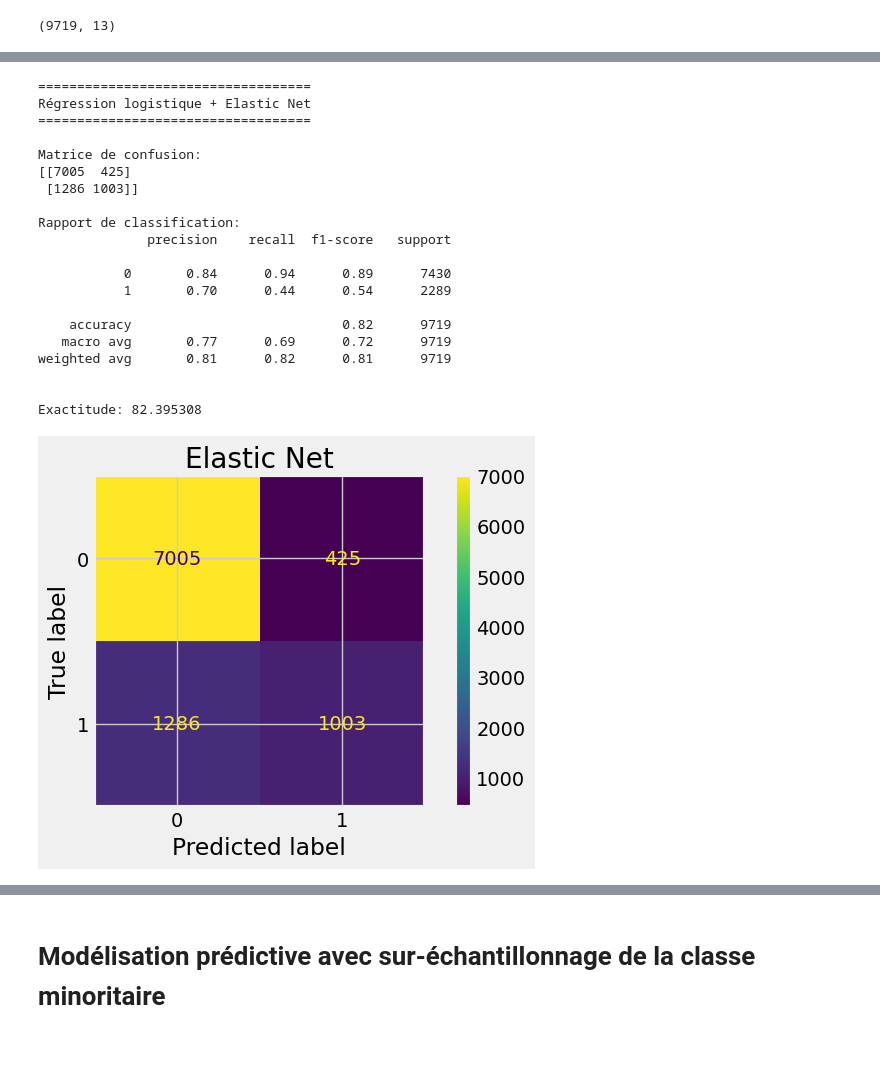
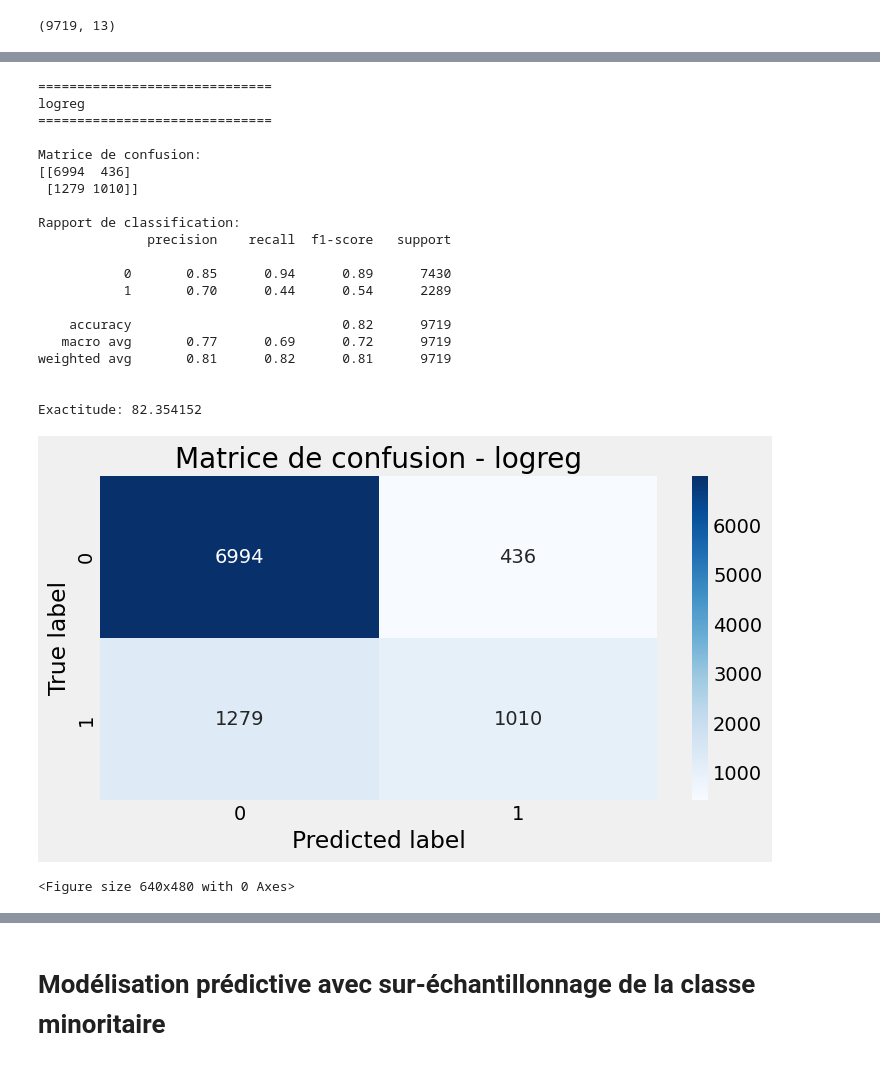
Before and after one commit to jrafei/income-prediction, a Jupyter notebook: notebooks/model_training.ipynb, the cells around one changed output, grey strips where cells are left out. Drawn from its saved outputs; the diff is of its cells as text; code cells hidden in the pictures.

Commit message:
add evaluate, hyperparametre, pipeline

```diff
--- a/notebooks/model_training.ipynb
+++ b/notebooks/model_training.ipynb
@@ -249,44 +161,32 @@ Exactitude: 82.343863
-# %%
-## régression logistique + elasticnet
-logregElasticNet.fit(X_train, y_train)
-y_pred = logregElasticNet.predict(X_test)
-
-print('='*35)
-print('Régression logistique + Elastic Net')
-print('='*35, '\n')
-
-print("Matrice de confusion:")
-print(confusion_matrix(y_test, y_pred), '\n') # afficher à l'écran notre matrice de confusion
-print("Rapport de classification:")
-print(classification_report(y_test, y_pred), '\n')
-print('Exactitude: %f' %(accuracy_score(y_test,y_pred)*100), '\n')
-c_matrix = confusion_matrix(y_test, y_pred)
-disp = ConfusionMatrixDisplay(confusion_matrix=c_matrix)
-disp.plot()
-plt.title('Elastic Net')
-
-#recharger le module data_preprocessing
-importlib.reload(data_preprocessing)
-data_preprocessing.add_image(plt,"elastic_net")
-# %% [output]
-===================================
-Régression logistique + Elastic Net
-===================================
-
-Matrice de confusion:
-[[7005  425]
- [1286 1003]]
-
-Rapport de classification:
-              precision    recall  f1-score   support
-
-           0       0.84      0.94      0.89      7430
-           1       0.70      0.44      0.54      2289
-
-    accuracy                           0.82      9719
-   macro avg       0.77      0.69      0.72      9719
-weighted avg       0.81      0.82      0.81      9719
-
-
-Exactitude: 82.395308
-[figure, removed]
+# %%
+## Régression logistique
+# logreg.fit(X_train_up, y_train_up)
+logreg.fit(X_train, y_train)
+y_pred = logreg.predict(X_test)
+
+# reload the module data_preprocessing
+importlib.reload(evaluate)
+evaluate.plot_confusion_matrix_sns(y_test, y_pred, "logreg")
+# %% [output]
+==============================
+logreg
+==============================
+
+Matrice de confusion:
+[[6994  436]
+ [1279 1010]]
+
+Rapport de classification:
+              precision    recall  f1-score   support
+
+           0       0.85      0.94      0.89      7430
+           1       0.70      0.44      0.54      2289
+
+    accuracy                           0.82      9719
+   macro avg       0.77      0.69      0.72      9719
+weighted avg       0.81      0.82      0.81      9719
+
+
+Exactitude: 82.354152
+[figure, added]
+<Figure size 640x480 with 0 Axes>
```
Also changed, not shown: parts of 12 cells of this notebook, 11 other files.
